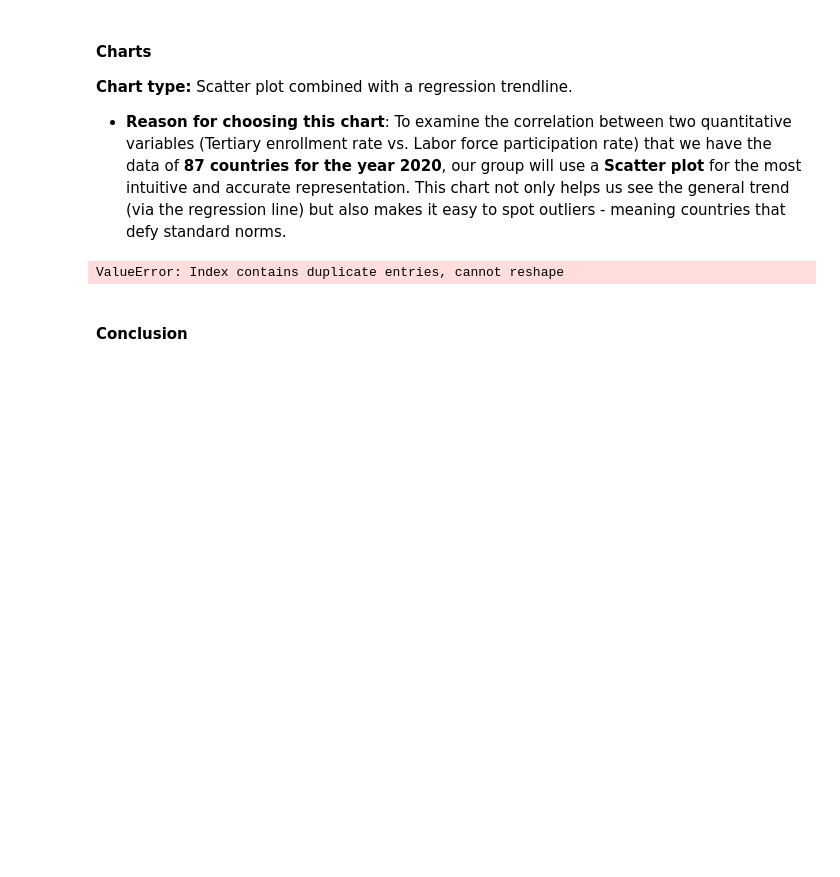
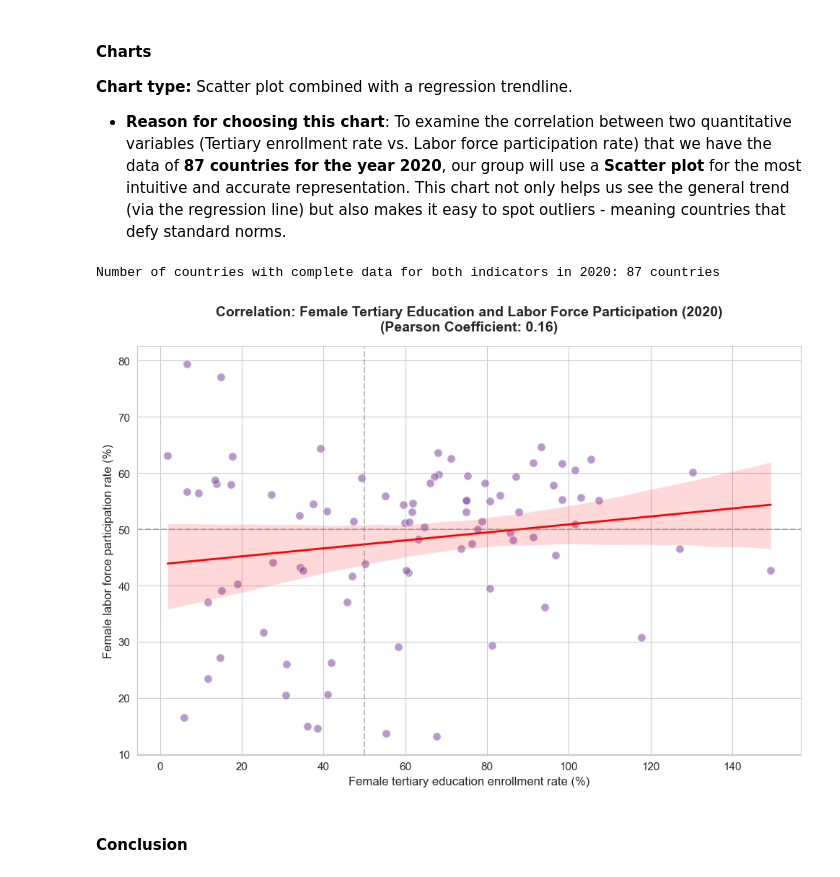
Before and after one commit to n3sfan/DataVis-Lab2, a Jupyter notebook: Notebook/All.ipynb, the cells around one changed output. Drawn from its saved outputs; the diff is of its cells as text; code cells hidden in the pictures; blank space fills up the shorter version.

```diff
--- a/Notebook/All.ipynb
+++ b/Notebook/All.ipynb
@@ -2043,27 +2043,22 @@ This objective is set to track **how the rate of women appearing in the labor fo
 
 - **Reason for choosing this chart**: To examine the correlation between two quantitative variables (Tertiary enrollment rate vs. Labor force participation rate) that we have the data of **87 countries for the year 2020**, our group will use a **Scatter plot** for the most intuitive and accurate representation. This chart not only helps us see the general trend (via the regression line) but also makes it easy to spot outliers - meaning countries that defy standard norms.
 # %%
-# DATA_PATH = 'data3/dataset.csv'
-# df_raw = pd.read_csv(DATA_PATH, encoding='utf-8-sig')
-# 1. Declare the list of necessary indicators
 INDICATORS_Q3 = {
     'SE.TER.ENRR.FE': 'Female_Tertiary_Edu',
     'SL.TLF.CACT.FE.ZS': 'Female_Labor_Force'
 }
 
-# 2. Filter data from df_raw for 2020
 TARGET_YEAR_Q3 = '2020 [YR2020]'
 
 corr_df3 = df_raw[df_raw['Series Code'].isin(INDICATORS_Q3.keys())].copy()
 
-# 3. Keep important columns and rename
 corr_df3 = corr_df3[['Country Name', 'Country Code', 'Series Code', TARGET_YEAR_Q3]]
 corr_df3.rename(columns={TARGET_YEAR_Q3: 'Value'}, inplace=True)
 
-# Convert data types (from string to float, assign NaN to '..' values)
+# Convert data types
 corr_df3['Value'] = pd.to_numeric(corr_df3['Value'], errors='coerce')
 
-# 4. Transform table structure (Pivot from Long to Wide)
+# Transform table structure
 pivot_df3 = corr_df3.pivot(index=['Country Name', 'Country Code'],
                            columns='Series Code',
                            values='Value').reset_index()
@@ -2071,62 +2066,36 @@ pivot_df3 = corr_df3.pivot(index=['Country Name', 'Country Code'],
 # Rename Series Codes to understandable names
 pivot_df3.rename(columns=INDICATORS_Q3, inplace=True)
 
-# 5. Missing Data Cleansing
 # Drop countries missing either of the 2 indicators
 corr_clean3 = pivot_df3.dropna(subset=['Female_Tertiary_Edu', 'Female_Labor_Force']).copy()
 
 print(f"Number of countries with complete data for both indicators in 2020: {len(corr_clean3)} countries")
 corr_clean3.head()
 
-# === CHART 3: SCATTER PLOT & REGRESSION LINE ===
 plt.figure(figsize=(10, 7))
 
 # Calculate Pearson correlation coefficient
 corr_edu_labor = corr_clean3['Female_Tertiary_Edu'].corr(corr_clean3['Female_Labor_Force'])
 
 # Draw scatter plot with regression line
 sns.regplot(data=corr_clean3, x='Female_Tertiary_Edu', y='Female_Labor_Force',
             scatter_kws={'alpha':0.6, 'color':'#8856a7', 'edgecolor':'w', 's':70},
             line_kws={'color':'red', 'linewidth':2})
 
-# Chart decorations
 plt.title(f'Correlation: Female Tertiary Education and Labor Force Participation (2020)\n(Pearson Coefficient: {corr_edu_labor:.2f})',
           fontsize=14, fontweight='bold', pad=15)
 plt.xlabel('Female tertiary education enrollment rate (%)', fontsize=12)
 plt.ylabel('Female labor force participation rate (%)', fontsize=12)
 
 # Add reference lines to divide quadrants
 plt.axvline(50, color='gray', linestyle='--', alpha=0.5) # 50% university mark
 plt.axhline(50, color='gray', linestyle='--', alpha=0.5) # 50% working mark
 
 plt.tight_layout()
 plt.show()
-
-# === CHART 3: SCATTER PLOT & REGRESSION LINE ===
-plt.figure(figsize=(10, 7))
-
-# Calculate Pearson correlation coefficient
-corr_edu_labor = corr_clean3['Female_Tertiary_Edu'].corr(corr_clean3['Female_Labor_Force'])
-
-# Draw scatter plot with regression line
-sns.regplot(data=corr_clean3, x='Female_Tertiary_Edu', y='Female_Labor_Force',
-            scatter_kws={'alpha':0.6, 'color':'#8856a7', 'edgecolor':'w', 's':70},
-            line_kws={'color':'red', 'linewidth':2})
-
-# Chart decorations
-plt.title(f'Correlation: Female Tertiary Education and Labor Force Participation (2020)\n(Pearson Coefficient: {corr_edu_labor:.2f})',
-          fontsize=14, fontweight='bold', pad=15)
-plt.xlabel('Female tertiary education enrollment rate (%)', fontsize=12)
-plt.ylabel('Female labor force participation rate (%)', fontsize=12)
-
-# Add reference lines to divide quadrants
-plt.axvline(50, color='gray', linestyle='--', alpha=0.5) # 50% university mark
-plt.axhline(50, color='gray', linestyle='--', alpha=0.5) # 50% working mark
-
-plt.tight_layout()
-plt.show()
 # %% [output]
-ValueError: Index contains duplicate entries, cannot reshape
+Number of countries with complete data for both indicators in 2020: 87 countries
+[figure, added]
 # %% [markdown]
 #### Conclusion
 # %% [markdown]
```
Also changed, not shown: parts of 6 cells of this notebook.
